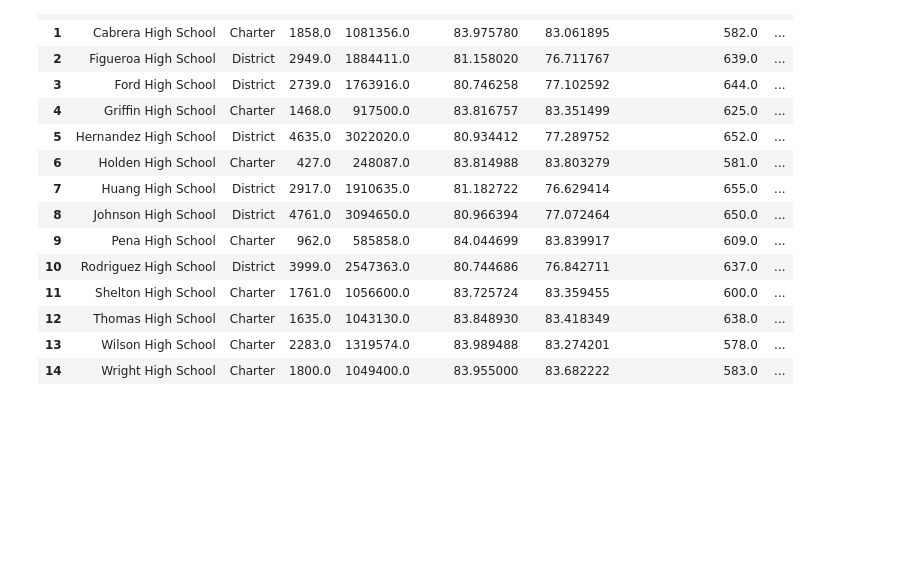
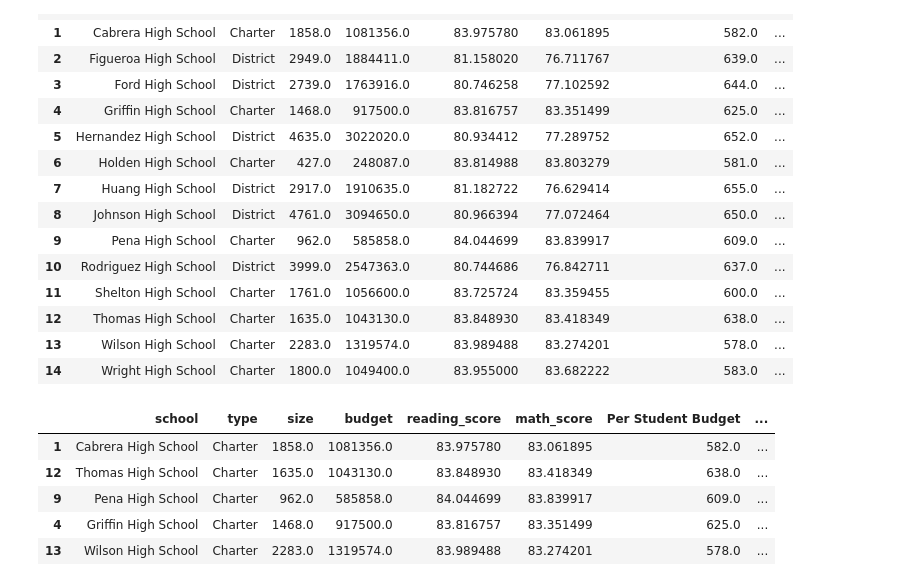
Before and after one commit to ehyoder/Academy_of_Py_Homework, a Jupyter notebook: Academy_of_Py_Beth_Yoder.ipynb, the cells around one changed output. Drawn from its saved outputs; the diff is of its cells as text; code cells hidden in the pictures; blank space fills up the shorter version.

```diff
--- a/Academy_of_Py_Beth_Yoder.ipynb
+++ b/Academy_of_Py_Beth_Yoder.ipynb
@@ -127,29 +110,41 @@ school_summary_table_df = pd.merge(school_type_df, new_merge_df, how="left", on=
 # %%
+# Begin the schools summary by finding the average reading and math scores per school
+new_merge_df = merge_table_df.groupby("school").mean()
+new_merge_df
+# Reset index
+new_merge_df = new_merge_df.reset_index(level=None, drop=False, inplace=False)
+
+# Add column with school type via merge
+school_type_df = merge_table_df.loc[:,"school":"type"]
+school_type_df = pd.DataFrame(school_type_df.groupby("school").min())
+# Reset index so that we can use "school" as a merge column
+school_type_df = school_type_df.reset_index(level=None, drop=False, inplace=False)
+school_summary_table_df = pd.merge(school_type_df, new_merge_df, how="left", on="school")
+
 # Create a new column called "Per Student Budget" and add to existing dataframe
 school_summary_table_df["Per Student Budget"] = school_summary_table_df["budget"]/school_summary_table_df["size"]
-#school_summary_table_df
 
 # Calculate and add a new column called percent passing reading
 new_merge_df = merge_table_df[merge_table_df["reading_score"] >= 70]
 group_of_passing_reading = new_merge_df.groupby("school").count()["name"]
 school_percent_passing_reading = group_of_passing_reading / merge_table_df.groupby("school").count()["name"]*100
-
 school_percent_passing_reading = school_percent_passing_reading.to_frame()
-school_percent_passing_reading
-# reset index
 school_percent_passing_reading = school_percent_passing_reading.reset_index(level=None, drop=False, inplace=False)
 school_summary_merge = pd.merge(school_summary_table_df, school_percent_passing_reading, how="left", on="school")
-school_summary_merge
 
 # Create a new column called "Percent Passing Math" and add to existing dataframe
-#new_merge_df = merge_table_df[merge_table_df["math_score"] >= 70]
-#group_of_passing_math = new_merge_df.groupby("school").count()["name"]
-#percent_passing_math_school = group_of_passing_math / merge_table_df.groupby("school").count()["name"]
-#school_summary_table_df["Percent Passing Math"] = np.nan
+new_merge_df = merge_table_df[merge_table_df["math_score"] >= 70]
+group_of_passing_math = new_merge_df.groupby("school").count()["name"]
+school_percent_passing_math = group_of_passing_math / merge_table_df.groupby("school").count()["name"]*100
+school_percent_passing_math = school_percent_passing_math.to_frame()
+school_percent_passing_math = school_percent_passing_math.reset_index(level=None, drop=False, inplace=False)
+school_summary_merge = pd.merge(school_summary_merge, school_percent_passing_math, how="left", on="school")
 
 # Create a new column called "Overall Passing Rate" and add to existing dataframe
-#school_passing_rate = school_summary_table_df([percent_passing_math]+[percent_passing_reading]).mean()
-#school_summary_table_df["Overall Passing Rate"] = np.nan
+school_summary_merge["Overall Passing Rate"] = (school_summary_merge['name_y']+school_summary_merge['name_x'])/2
+# Rename columns
+school_summary_merge = school_summary_merge.rename(columns={"name_x":"Percent Passing Reading","name_y":"Percent Passing Math"})
+school_summary_merge
 # %% [output]
 |  | school | type | size | budget | reading_score | math_score | Per Student Budget | ... |
 | 0 | Bailey High School | District | 4976.0 | 3124928.0 | 81.033963 | 77.048432 | 628.0 | ... |
@@ -169,8 +164,14 @@ school_summary_merge
 | 14 | Wright High School | Charter | 1800.0 | 1049400.0 | 83.955000 | 83.682222 | 583.0 | ... |
 # %%
 # Create a table that highlights the top 5 performing schools based on overall passing rate
-school_summary_table_df = school_summary_table_df.loc[:, "Overall Passing Rate"]
-# .loc then .sort
-school_summary_table_df.head()
+top_schools = school_summary_merge.sort_values(by=['Overall Passing Rate'], ascending=False)
+top_schools.head()
+# %% [output]
+|  | school | type | size | budget | reading_score | math_score | Per Student Budget | ... |
+| 1 | Cabrera High School | Charter | 1858.0 | 1081356.0 | 83.975780 | 83.061895 | 582.0 | ... |
+| 12 | Thomas High School | Charter | 1635.0 | 1043130.0 | 83.848930 | 83.418349 | 638.0 | ... |
+| 9 | Pena High School | Charter | 962.0 | 585858.0 | 84.044699 | 83.839917 | 609.0 | ... |
+| 4 | Griffin High School | Charter | 1468.0 | 917500.0 | 83.816757 | 83.351499 | 625.0 | ... |
+| 13 | Wilson High School | Charter | 2283.0 | 1319574.0 | 83.989488 | 83.274201 | 578.0 | ... |
 # %%
 # Bottom performing schools
```
Also changed, not shown: parts of 9 cells of this notebook.
